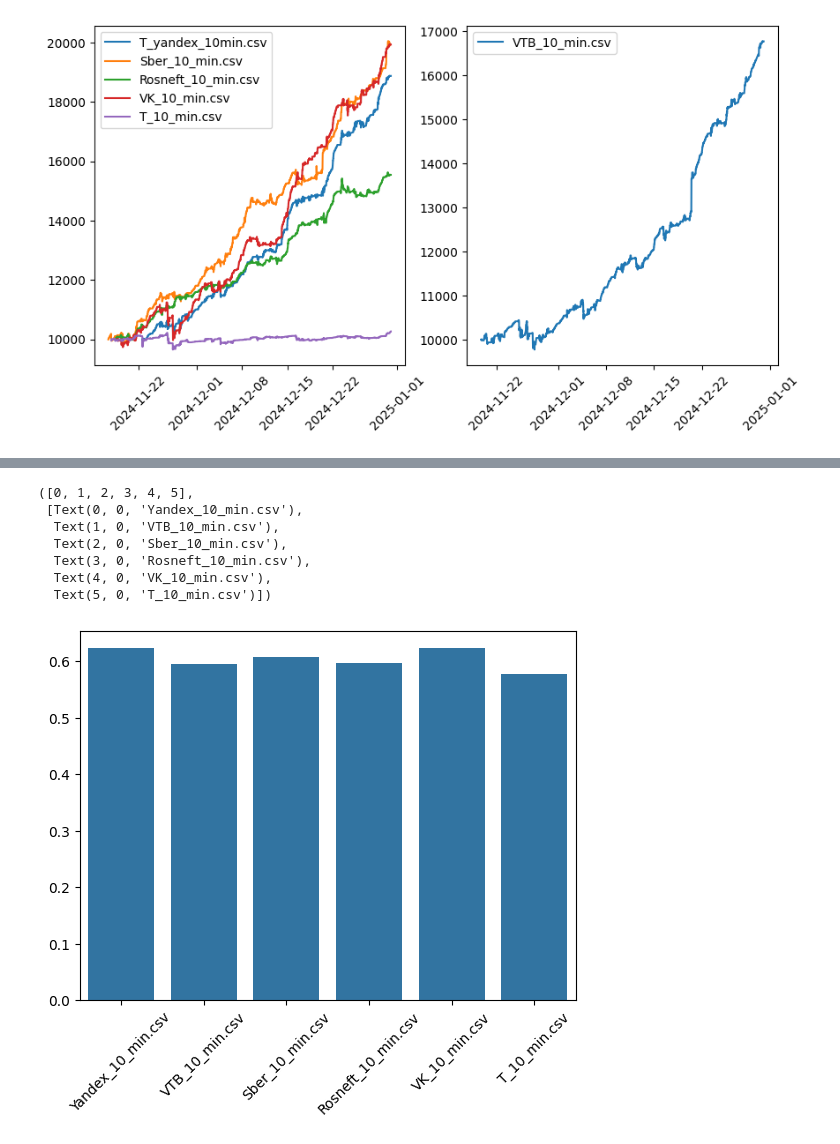
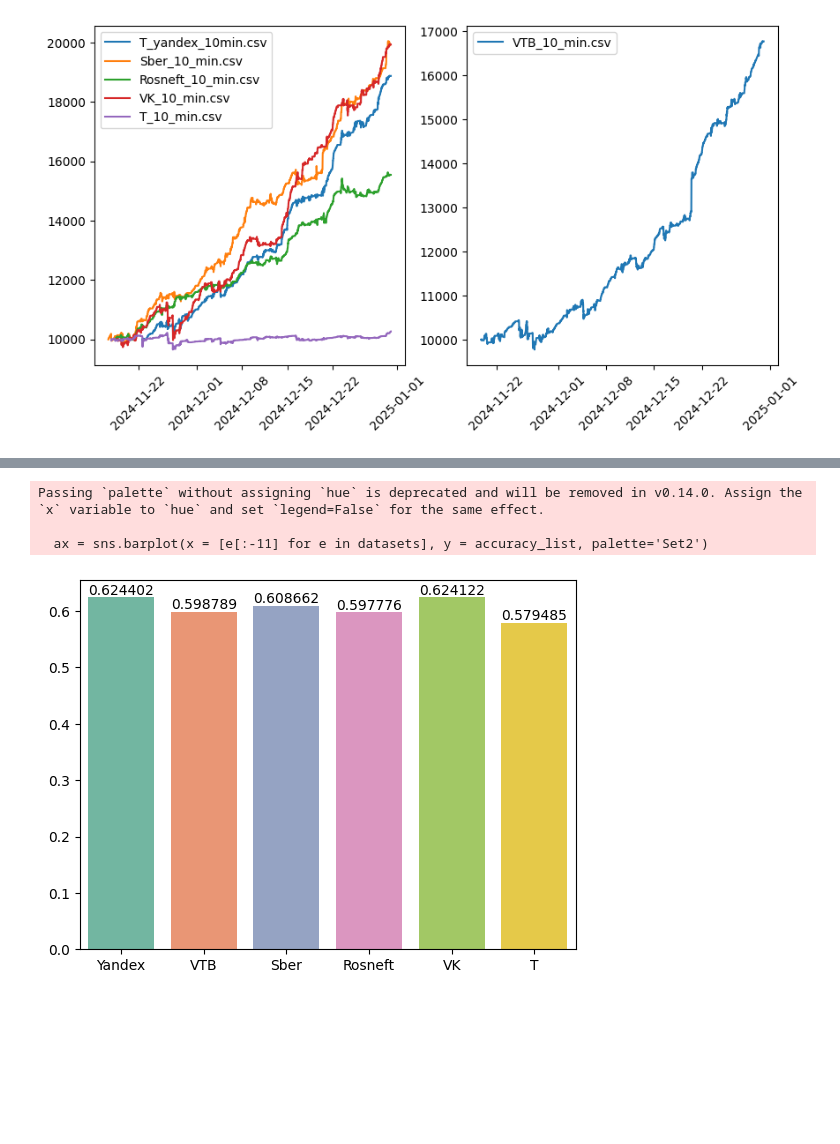
Before and after one commit to Invest-Predict/prices-predictions, a Jupyter notebook: examples/my_bottle_2/sm.ipynb, the cells around one changed output, grey strips where cells are left out. Drawn from its saved outputs; the diff is of its cells as text; code cells hidden in the pictures; blank space fills up the shorter version.

```diff
--- a/examples/my_bottle_2/sm.ipynb
+++ b/examples/my_bottle_2/sm.ipynb
@@ -523,15 +523,14 @@ T_10_min.csv
-# %%
-sns.barplot(x = datasets, y = accuracy_list)
-plt.xticks(rotation=45)
-# %% [output]
-([0, 1, 2, 3, 4, 5],
- [Text(0, 0, 'Yandex_10_min.csv'),
-  Text(1, 0, 'VTB_10_min.csv'),
-  Text(2, 0, 'Sber_10_min.csv'),
-  Text(3, 0, 'Rosneft_10_min.csv'),
-  Text(4, 0, 'VK_10_min.csv'),
-  Text(5, 0, 'T_10_min.csv')])
-[figure, removed]
+# %%
+ax = sns.barplot(x = [e[:-11] for e in datasets], y = accuracy_list, palette='Set2')
+# plt.xticks(rotation=45)
+for i in range(6):
+    ax.bar_label(ax.containers[i])
+# ax.set_xticks(rotattion=45)
+# %% [output]
+Passing `palette` without assigning `hue` is deprecated and will be removed in v0.14.0. Assign the `x` variable to `hue` and set `legend=False` for the same effect.
+
+  ax = sns.barplot(x = [e[:-11] for e in datasets], y = accuracy_list, palette='Set2')
+[figure, added]
 # %%
 accuracy_list = []
 datasets = ['Yandex_10_min.csv', 'VTB_10_min.csv', 'Sber_10_min.csv', 'Rosneft_10_min.csv', 'VK_10_min.csv', 'T_10_min.csv']
```
Also changed, not shown: parts of 3 cells of this notebook, 8 other files.
